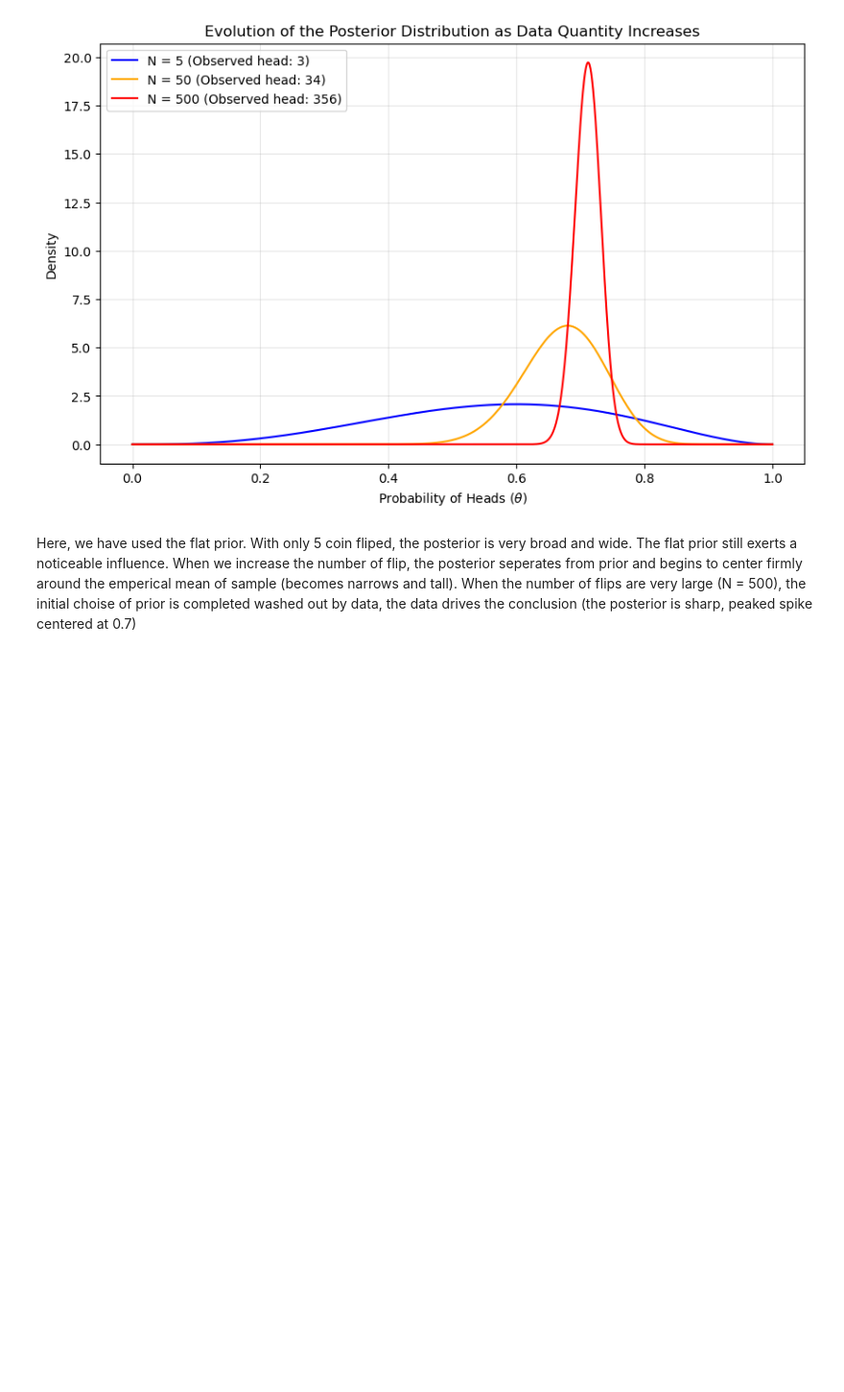
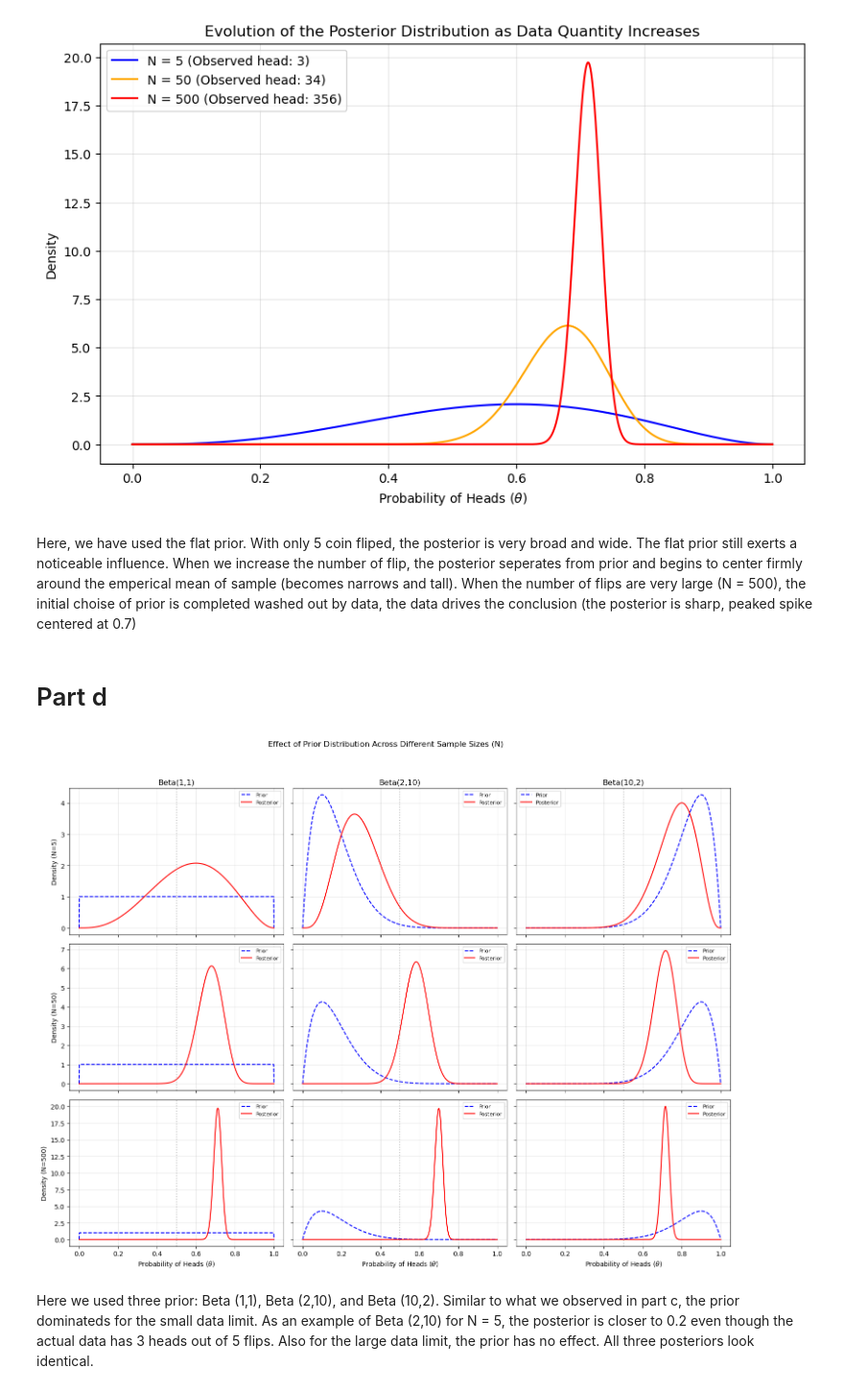
Before and after one commit to punyapaudel/hw6, a Jupyter notebook: Part2.ipynb, the cells around one changed output. Shown at 96% size. Drawn from its saved outputs; the diff is of its cells as text; code cells hidden in the pictures; blank space fills up the shorter version.

Commit message:
part d

```diff
--- a/Part2.ipynb
+++ b/Part2.ipynb
@@ -123,3 +123,59 @@ plt.show()
 [figure]
 # %% [markdown]
 Here, we have used the flat prior. With only 5 coin fliped, the posterior is very broad and wide. The flat prior still exerts a noticeable influence. When we increase the number of flip, the posterior seperates from prior and begins to center firmly around the emperical mean of sample (becomes narrows and tall). When the number of flips are very large (N = 500), the initial choise of prior is completed washed out by data, the data drives the conclusion (the posterior is sharp, peaked spike centered at 0.7)
+# %% [markdown]
+# Part d
+# %%
+sample_sizes = [5, 50, 500]
+# List of tuples: (alpha, beta, label)
+prior_params = [
+    (1, 1, 'Beta(1,1)'),
+    (2, 10, 'Beta(2,10)'),
+    (10, 2, 'Beta(10,2)')
+]
+
+# Set up a 3x3 subplot grid
+fig, axes = plt.subplots(3, 3, figsize=(15, 12), sharex=True, sharey='row')
+fig.suptitle('Effect of Prior Distribution Across Different Sample Sizes (N)')
+
+for i, n in enumerate(sample_sizes):
+    subset_data = data[:n]
+    h_successes = int(np.sum(subset_data))
+    observational_data = (n, h_successes)
+
+    for j, (p_alpha, p_beta, p_label) in enumerate(prior_params):
+        ax = axes[i, j]
+
+        # Define the specific prior for this iteration
+        def current_prior(theta):
+            return custom_beta_pdf(theta, p_alpha, p_beta)
+
+        posterior_dist = bayesian_inference_solver(
+            prior_func=current_prior,
+            data=observational_data,
+            theta_grid=theta_space
+        )
+
+
+        prior_vals = [current_prior(t) for t in theta_space]
+        ax.plot(theta_space, prior_vals, linestyle='--', color='blue', label='Prior')
+        ax.plot(theta_space, posterior_dist, color='red', label='Posterior')
+
+        # Formatting
+        if i == 0:
+            ax.set_title(p_label)
+        if j == 0:
+            ax.set_ylabel(f'Density (N={n})')
+        if i == 2:
+            ax.set_xlabel('Probability of Heads ($\\theta$)')
+
+        ax.axvline(0.5, color='gray', linestyle=':', alpha=0.5)
+        ax.legend(fontsize=8)
+        ax.grid(True, alpha=0.3)
+
+plt.tight_layout(rect=[0, 0.03, 1, 0.95])
+plt.show()
+# %% [output]
+[figure, added]
+# %% [markdown]
+Here we used three prior: Beta (1,1), Beta (2,10), and Beta (10,2). Similar to what we observed in part c, the prior dominateds for the small data limit. As an example of Beta (2,10) for N = 5, the posterior is closer to 0.2 even though the actual data has 3 heads out of 5 flips. Also for the large data limit, the prior has no effect. All three posteriors look identical.
```
